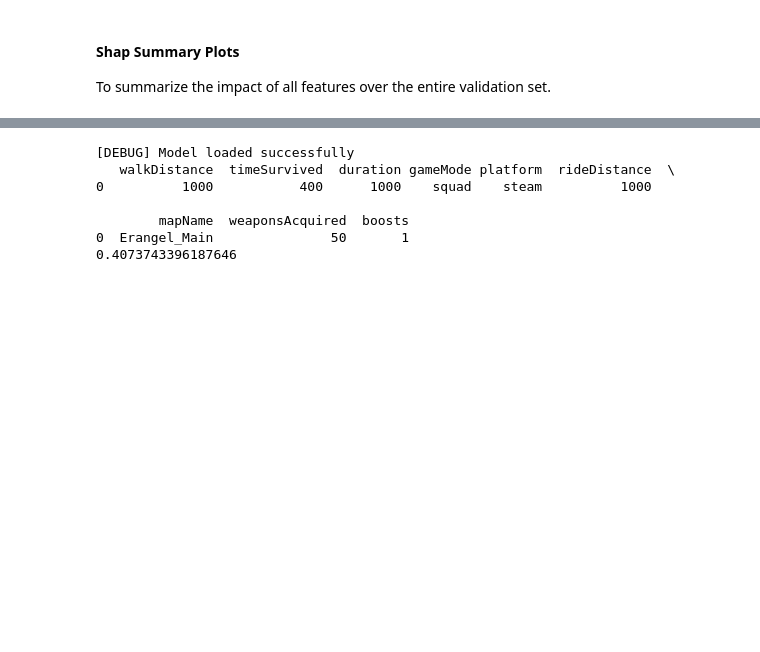
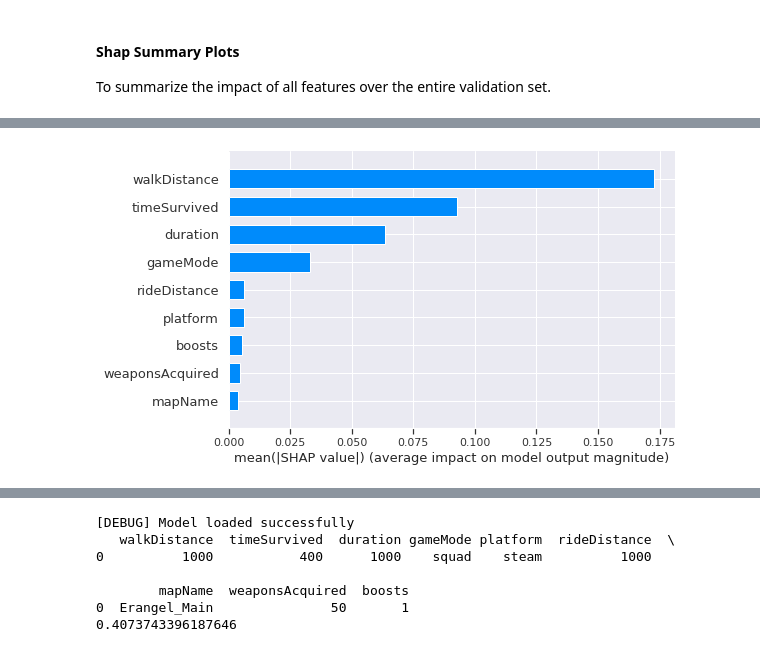
Before and after one commit to hurshd0/project-pubg, a Jupyter notebook: notebooks/02_pubg_tree_based_model_and_interpretability.ipynb, the cells around one changed output, grey strips where cells are left out. Drawn from its saved outputs; the diff is of its cells as text; code cells hidden in the pictures; blank space fills up the shorter version.

```diff
--- a/notebooks/02_pubg_tree_based_model_and_interpretability.ipynb
+++ b/notebooks/02_pubg_tree_based_model_and_interpretability.ipynb
@@ -563,6 +573,8 @@ To summarize the impact of all features over the entire validation set.
 # %% [markdown]
 ![](https://i.imgur.com/9dpyGCo.png)
 # %%
-# shap.summary_plot(shap_values, observations, plot_type='bar')
+shap.summary_plot(shap_values, observations, plot_type='bar')
+# %% [output]
+[figure, added]
 # %% [markdown]
 ![](https://i.imgur.com/5IIfD5b.png)
```
Also changed, not shown: parts of 10 cells of this notebook, 1 other file.
